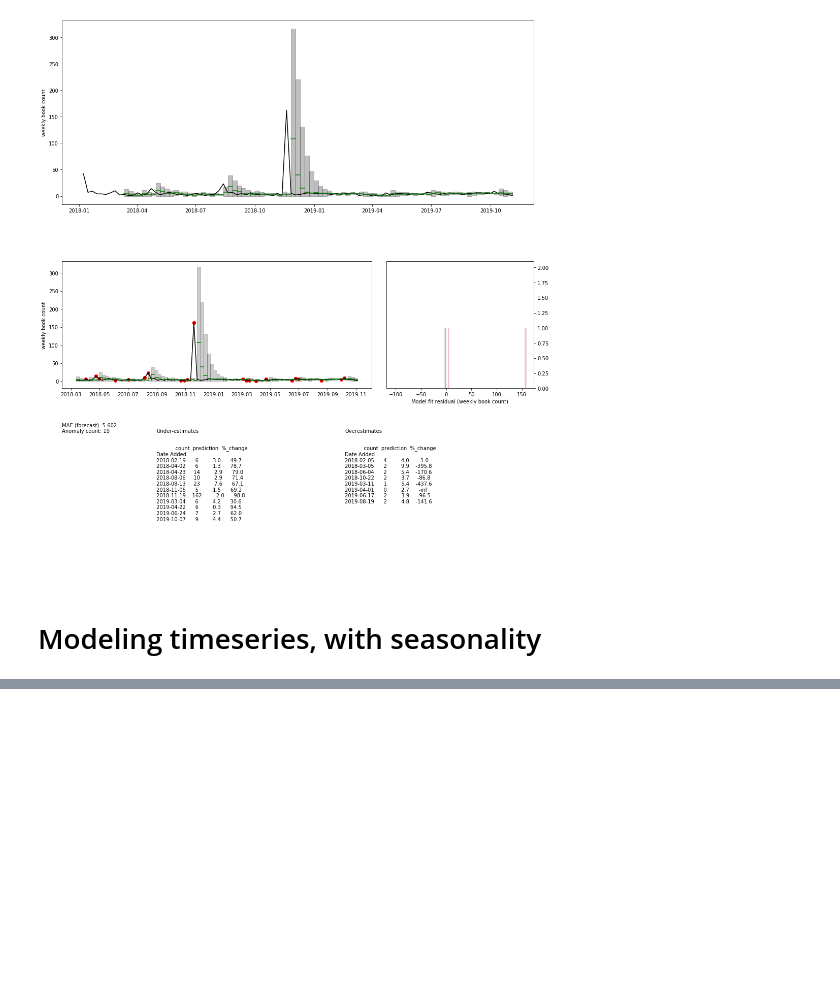
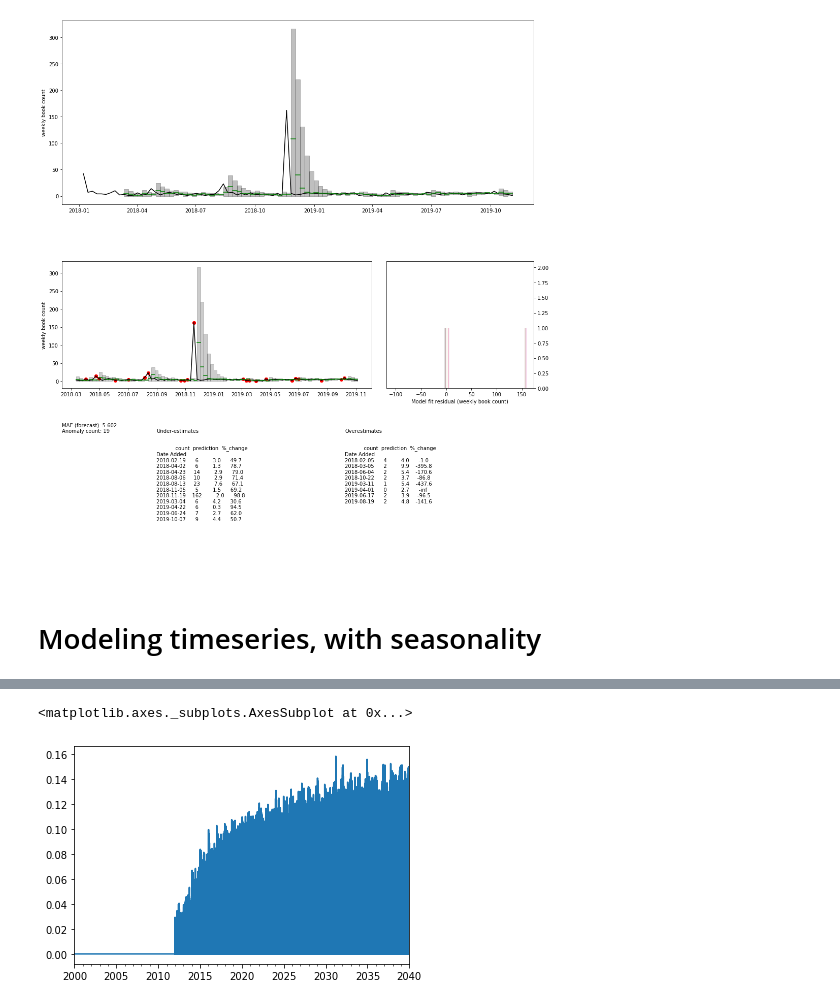
Before and after one commit to craig0a/utilities, a Jupyter notebook: Plotting_demos.ipynb, the cells around one changed output, grey strips where cells are left out. Drawn from its saved outputs; the diff is of its cells as text; code cells hidden in the pictures; blank space fills up the shorter version.

```diff
--- a/Plotting_demos.ipynb
+++ b/Plotting_demos.ipynb
@@ -885,0 +737,19 @@ No more complete training data sets.
+# %%
+# Timeseries of fraction of book read per hour
+time_idx = pd.date_range(pd.to_datetime('2000-01-01'), pd.to_datetime('2040-01-01'), freq = 'H')
+
+timeseries = pd.DataFrame({'fraction of book read':
+                               np.clip(skewnorm.pdf([t.hour for t in time_idx], -10, 20, 5)\
+                                        *[2 if t.weekday() in [5,6] else 1 for t in time_idx]\
+                                        *[1.1 if t.month in [11, 12, 1, 2] else 1 for t in time_idx]\
+                                        *[np.clip(np.log((t.year-2012)*2)*.1, a_min = 0.01, a_max = 2.0) for t in time_idx]
+                                        + np.random.normal(0, 0.01, np.shape(time_idx)),
+                                       a_min = 0, a_max = 0.5),
+                           'timestamp': time_idx}, index = time_idx)
+# %%
+timeseries['fraction of book read'] = timeseries['fraction of book read'].fillna(0)
+# %%
+timeseries['fraction of book read'].plot()
+# %% [output]
+<matplotlib.axes._subplots.AxesSubplot at 0x...>
+[figure, added]
```
Also changed, not shown: parts of 21 cells of this notebook.
